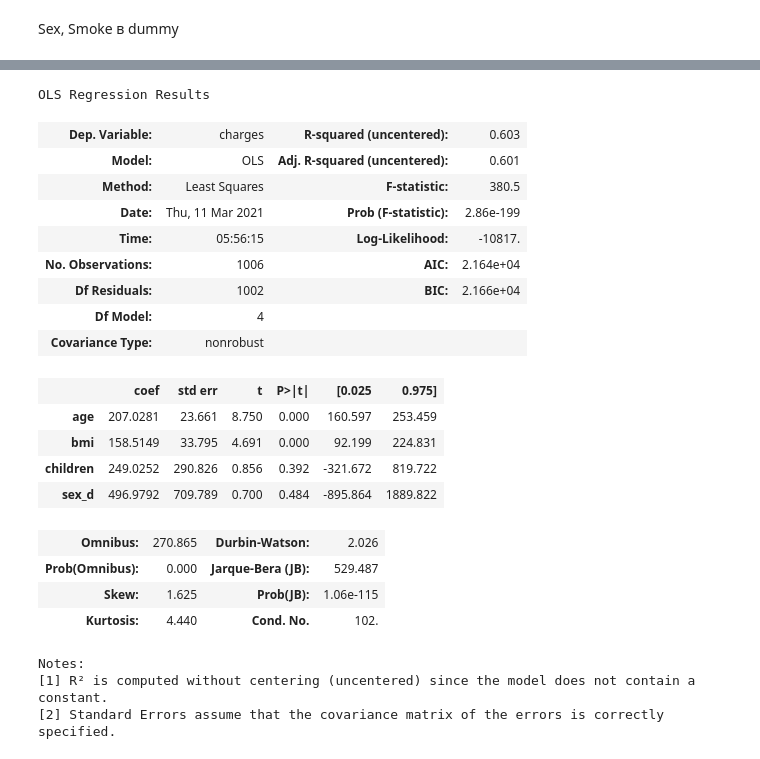
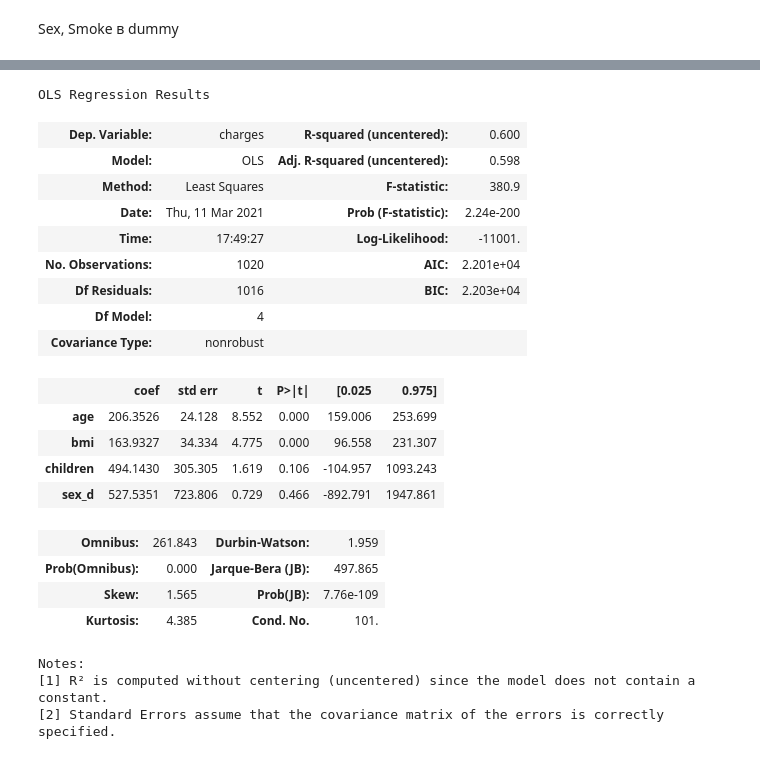
Before and after one commit to crabron/BI_kaggle, a Jupyter notebook: insurance.ipynb, the cells around one changed output, grey strips where cells are left out. Drawn from its saved outputs; the diff is of its cells as text; code cells hidden in the pictures.

```diff
--- a/insurance.ipynb
+++ b/insurance.ipynb
@@ -266,28 +271,28 @@ train_mod
 # %%
-y = train_w['charges']
-X = train_w[['age','bmi','children','sex_d']]
+y = train_mod['charges']
+X = train_mod[['age','bmi','children','sex_d']]
 sm_model_mult = sm.OLS(y, X).fit()
 sm_model_mult.summary()
 # %% [output]
 OLS Regression Results
-| Dep. Variable: | charges | R-squared (uncentered): | 0.603 |
-| Model: | OLS | Adj. R-squared (uncentered): | 0.601 |
-| Method: | Least Squares | F-statistic: | 380.5 |
-| Date: | Thu, 11 Mar 2021 | Prob (F-statistic): | 2.86e-199 |
-| Time: | 05:56:15 | Log-Likelihood: | -10817. |
-| No. Observations: | 1006 | AIC: | 2.164e+04 |
-| Df Residuals: | 1002 | BIC: | 2.166e+04 |
+| Dep. Variable: | charges | R-squared (uncentered): | 0.600 |
+| Model: | OLS | Adj. R-squared (uncentered): | 0.598 |
+| Method: | Least Squares | F-statistic: | 380.9 |
+| Date: | Thu, 11 Mar 2021 | Prob (F-statistic): | 2.24e-200 |
+| Time: | 17:49:27 | Log-Likelihood: | -11001. |
+| No. Observations: | 1020 | AIC: | 2.201e+04 |
+| Df Residuals: | 1016 | BIC: | 2.203e+04 |
 | Df Model: | 4 |  |  |
 | Covariance Type: | nonrobust |  |  |
 |  | coef | std err | t | P>|t| | [0.025 | 0.975] |
-| age | 207.0281 | 23.661 | 8.750 | 0.000 | 160.597 | 253.459 |
-| bmi | 158.5149 | 33.795 | 4.691 | 0.000 | 92.199 | 224.831 |
-| children | 249.0252 | 290.826 | 0.856 | 0.392 | -321.672 | 819.722 |
-| sex_d | 496.9792 | 709.789 | 0.700 | 0.484 | -895.864 | 1889.822 |
+| age | 206.3526 | 24.128 | 8.552 | 0.000 | 159.006 | 253.699 |
+| bmi | 163.9327 | 34.334 | 4.775 | 0.000 | 96.558 | 231.307 |
+| children | 494.1430 | 305.305 | 1.619 | 0.106 | -104.957 | 1093.243 |
+| sex_d | 527.5351 | 723.806 | 0.729 | 0.466 | -892.791 | 1947.861 |
-| Omnibus: | 270.865 | Durbin-Watson: | 2.026 |
-| Prob(Omnibus): | 0.000 | Jarque-Bera (JB): | 529.487 |
-| Skew: | 1.625 | Prob(JB): | 1.06e-115 |
-| Kurtosis: | 4.440 | Cond. No. | 102. |
+| Omnibus: | 261.843 | Durbin-Watson: | 1.959 |
+| Prob(Omnibus): | 0.000 | Jarque-Bera (JB): | 497.865 |
+| Skew: | 1.565 | Prob(JB): | 7.76e-109 |
+| Kurtosis: | 4.385 | Cond. No. | 101. |
 Notes:
 [1] R² is computed without centering (uncentered) since the model does not contain a constant.
 [2] Standard Errors assume that the covariance matrix of the errors is correctly specified.
```
Also changed, not shown: parts of 6 cells of this notebook.
